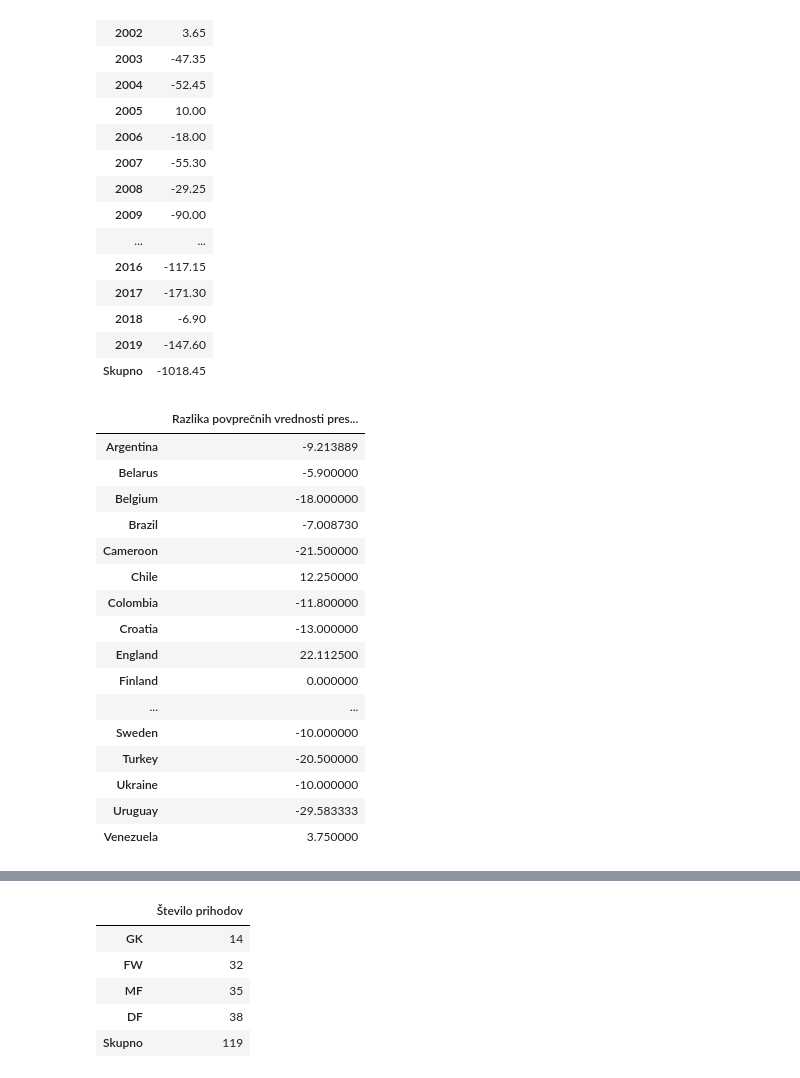
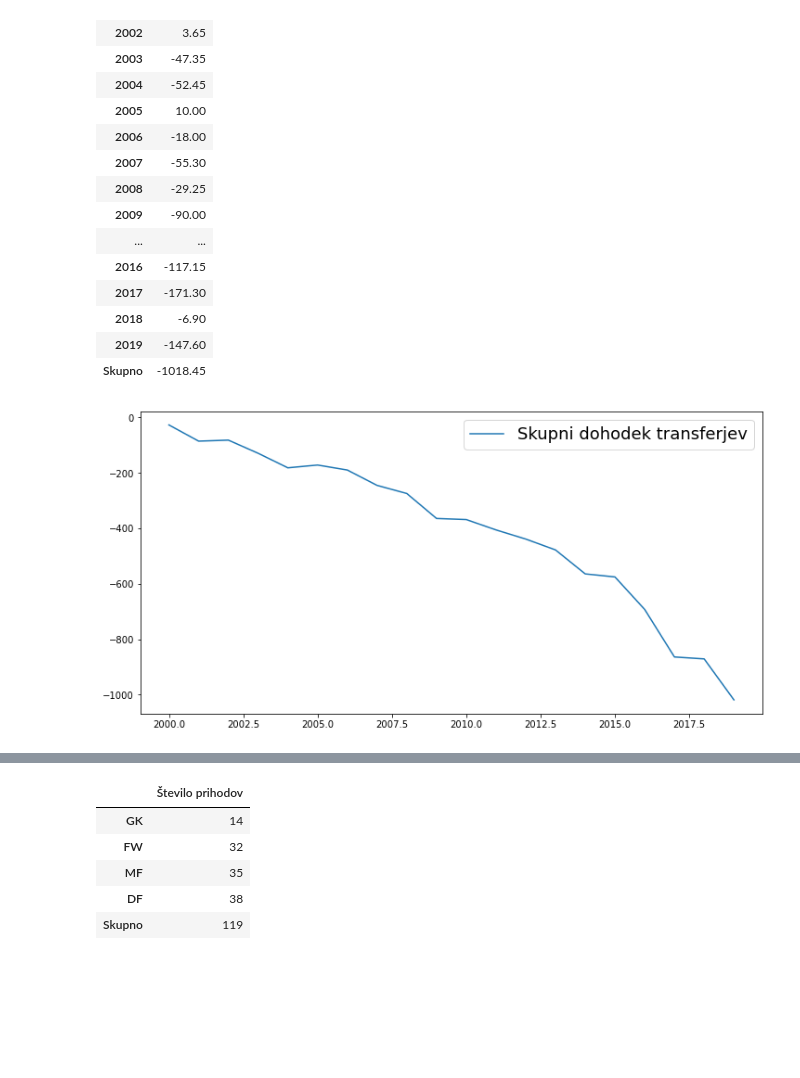
Before and after one commit to Marsovc1/Projektna-naloga-PROG1, a Jupyter notebook: analiza.ipynb, the cells around one changed output, grey strips where cells are left out. Cells and saved outputs as stored; diff of their text form; code cells hidden in the pictures; blank space fills up the shorter version.

```diff
--- a/analiza.ipynb
+++ b/analiza.ipynb
@@ -108,49 +139,11 @@ Cene.rename({0: 'Skupno'}, axis='index')
 | 2018 | -6.90 |
 | 2019 | -147.60 |
 | Skupno | -1018.45 |
-# %%
-#sedaj poglejmo kolikšna je povprečna cena/razlika prestopa glede na državo
-
-x = prihod.Državljanstvo.unique()
-y = odhod.Državljanstvo.unique()
-
-avg_prihodov = prihod.groupby('Državljanstvo').mean().to_dict('index')
-avg_odhodov = odhod.groupby('Državljanstvo').mean().to_dict('index')
-
-vse_drzave = []
-for i in y:
-    vse_drzave.append(i)
-for i in x:
-    if i not in y:
-        vse_drzave.append(i)
-vse_drzave.sort()
-
-vrednost = {}
-for i in vse_drzave:
-    if i in avg_prihodov:
-        vrednost[i]= -(avg_prihodov[i])['Cena']
-        if i in avg_odhodov:
-            vrednost[i] = vrednost[i] + (avg_odhodov[i])['Cena']
-    else:
-        vrednost[i] = (avg_odhodov[i])['Cena']
-
-avg = pd.DataFrame.from_dict(vrednost,orient='index')
-avg.rename(columns={0: "Razlika povprečnih vrednosti prestopov v Mio.€"})
-# %% [output]
-|  | Razlika povprečnih vrednosti pres... |
-| Argentina | -9.213889 |
-| Belarus | -5.900000 |
-| Belgium | -18.000000 |
-| Brazil | -7.008730 |
-| Cameroon | -21.500000 |
-| Chile | 12.250000 |
-| Colombia | -11.800000 |
-| Croatia | -13.000000 |
-| England | 22.112500 |
-| Finland | 0.000000 |
-| ... | ... |
-| Sweden | -10.000000 |
-| Turkey | -20.500000 |
-| Ukraine | -10.000000 |
-| Uruguay | -29.583333 |
-| Venezuela | 3.750000 |
+# %%
+Cene = -prihod.groupby('Leto').sum() + odhod.groupby('Leto').sum()
+pypt.figure(figsize=(12,6))
+pypt.plot(range(2000,2020),Cene.cumsum(),label="Skupni dohodek transferjev")
+pypt.legend(loc=1, prop={'size': 18})
+pypt.show()
+# %% [output]
+[figure, added]
```
Also changed, not shown: parts of 13 cells of this notebook, 11 other files.
